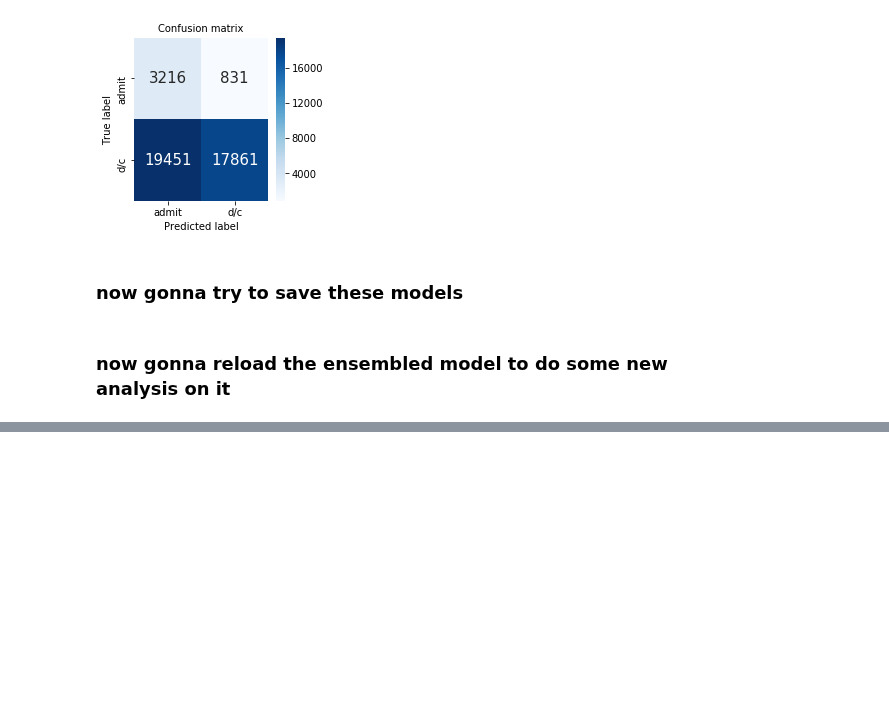
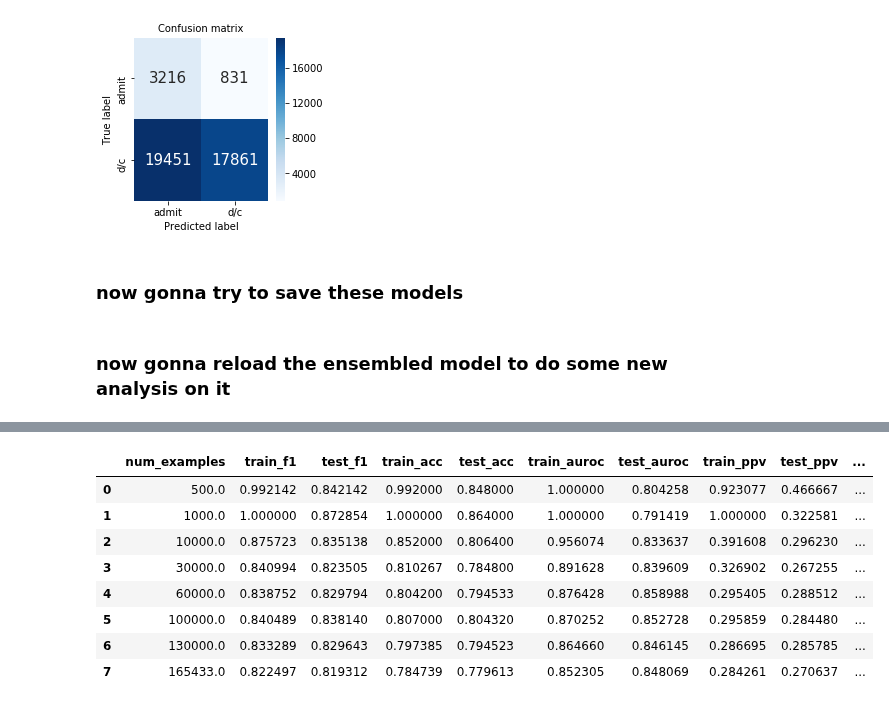
Before and after one commit to Jaskolk/ed-triage, a Jupyter notebook: ED_triage_xgb-v3.ipynb, the cells around one changed output, grey strips where cells are left out. Saved outputs shown, nothing was run; the diff lists cells and outputs as text; code cells hidden in the pictures; blank space fills up the shorter version.

```diff
--- a/ED_triage_xgb-v3.ipynb
+++ b/ED_triage_xgb-v3.ipynb
@@ -617,0 +730,12 @@ thresholding_analysis(predictions4, y_test4)
+# %%
+output_df
+# %% [output]
+|  | num_examples | train_f1 | test_f1 | train_acc | test_acc | train_auroc | test_auroc | train_ppv | test_ppv | ... |
+| 0 | 500.0 | 0.992142 | 0.842142 | 0.992000 | 0.848000 | 1.000000 | 0.804258 | 0.923077 | 0.466667 | ... |
+| 1 | 1000.0 | 1.000000 | 0.872854 | 1.000000 | 0.864000 | 1.000000 | 0.791419 | 1.000000 | 0.322581 | ... |
+| 2 | 10000.0 | 0.875723 | 0.835138 | 0.852000 | 0.806400 | 0.956074 | 0.833637 | 0.391608 | 0.296230 | ... |
+| 3 | 30000.0 | 0.840994 | 0.823505 | 0.810267 | 0.784800 | 0.891628 | 0.839609 | 0.326902 | 0.267255 | ... |
+| 4 | 60000.0 | 0.838752 | 0.829794 | 0.804200 | 0.794533 | 0.876428 | 0.858988 | 0.295405 | 0.288512 | ... |
+| 5 | 100000.0 | 0.840489 | 0.838140 | 0.807000 | 0.804320 | 0.870252 | 0.852728 | 0.295859 | 0.284480 | ... |
+| 6 | 130000.0 | 0.833289 | 0.829643 | 0.797385 | 0.794523 | 0.864660 | 0.846145 | 0.286695 | 0.285785 | ... |
+| 7 | 165433.0 | 0.822497 | 0.819312 | 0.784739 | 0.779613 | 0.852305 | 0.848069 | 0.284261 | 0.270637 | ... |
```
Also changed, not shown: parts of 7 cells of this notebook, 3 other files.
